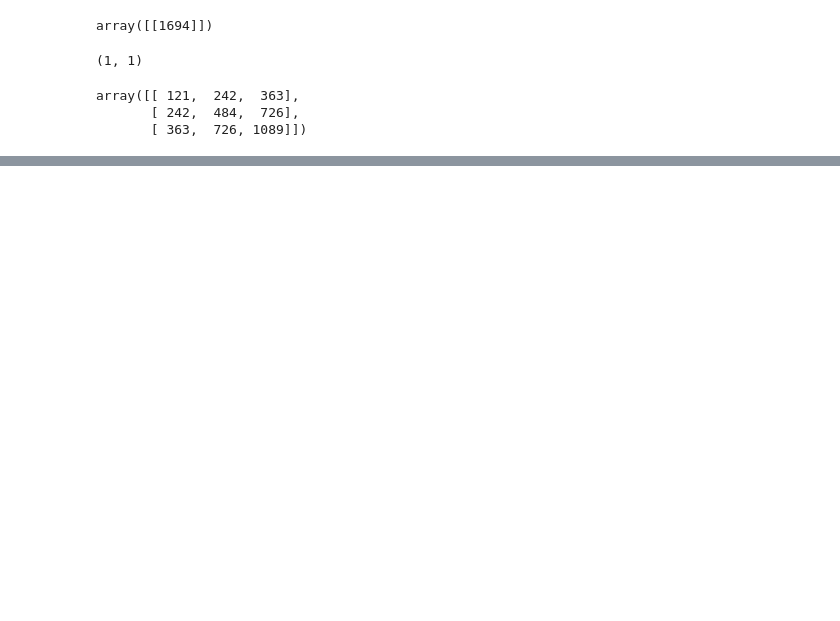
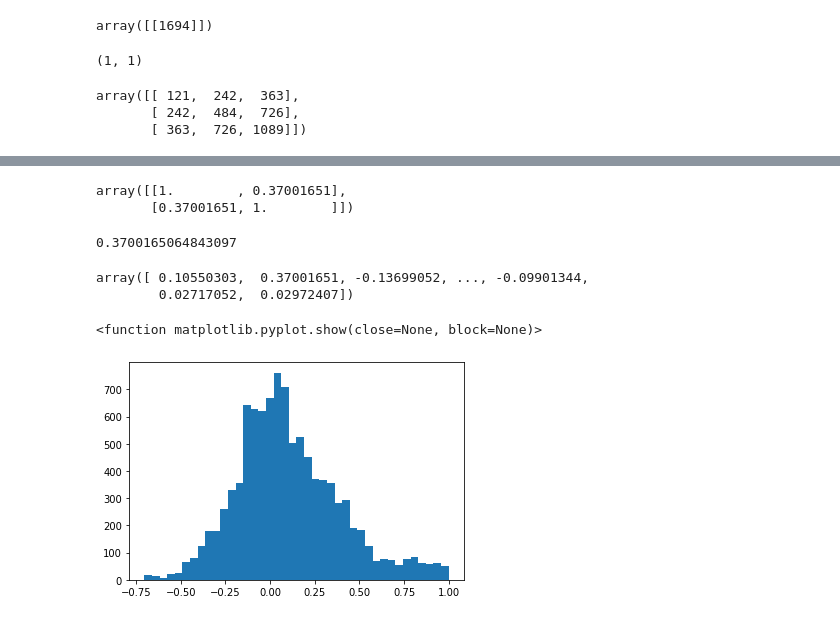
Before and after one commit to owen234/omnifold-testing1, a Jupyter notebook: bootstrap_toy_study1a.ipynb, the cells around one changed output, grey strips where cells are left out. Drawn from its saved outputs; the diff is of its cells as text; code cells hidden in the pictures; blank space fills up the shorter version.

```diff
--- a/bootstrap_toy_study1a.ipynb
+++ b/bootstrap_toy_study1a.ipynb
@@ -662,0 +736,2 @@ bootstrap_weights_dot.shape
+# %%
+combined_row = np.row_stack( (bootstrap_weights[:,0], bootstrap_weights[:,2]))
@@ -662,0 +754,29 @@ bootstrap_weights_dot.shape
+# %%
+pair_cor = np.corrcoef(combined_row)
+# %%
+pair_cor
+# %% [output]
+array([[1.        , 0.37001651],
+       [0.37001651, 1.        ]])
+# %%
+pair_cor[0,1]
+# %% [output]
+0.3700165064843097
+# %%
+ncalc = 10000
+corr_array = np.zeros( ncalc )
+
+for i in range(ncalc) :
+    pair_cor = np.corrcoef( np.row_stack( (bootstrap_weights[:,0], bootstrap_weights[:,i+1]) ))
+    corr_array[i] = pair_cor[0,1]
+# %%
+corr_array
+# %% [output]
+array([ 0.10550303,  0.37001651, -0.13699052, ..., -0.09901344,
+        0.02717052,  0.02972407])
+# %%
+plt.hist( corr_array, bins=40)
+plt.show
+# %% [output]
+<function matplotlib.pyplot.show(close=None, block=None)>
+[figure, added]
```
Also changed, not shown: parts of 41 cells of this notebook.
